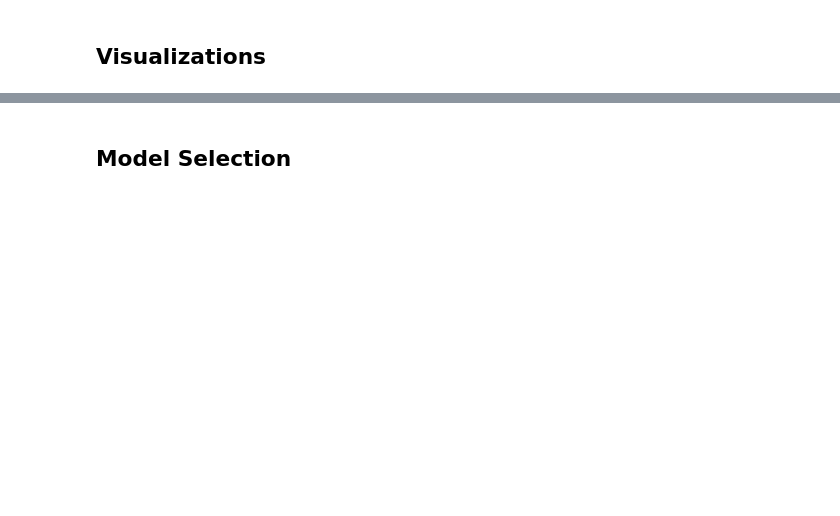
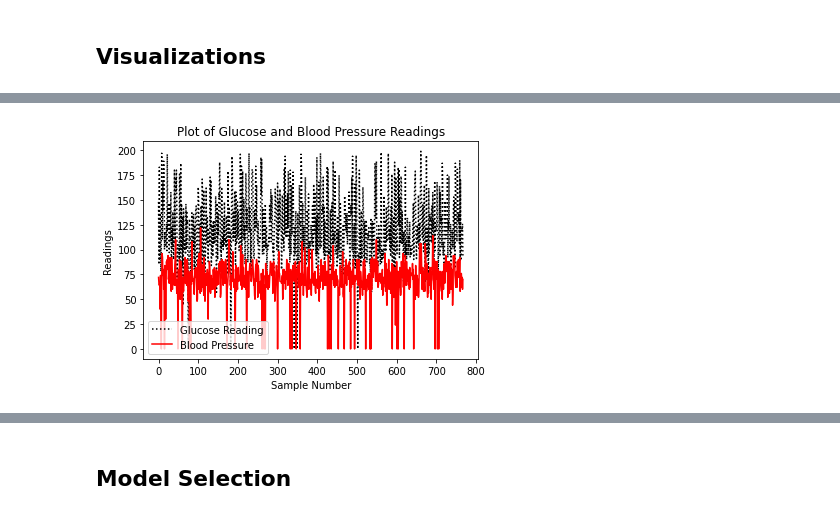
Before and after one commit to psalinas505/python-diabetes, a Jupyter notebook: Python_Diabetes_PS_NN_BB.ipynb, the cells around one changed output, grey strips where cells are left out. Saved outputs shown, nothing was run; the diff lists cells and outputs as text; code cells hidden in the pictures; blank space fills up the shorter version.

```diff
--- a/Python_Diabetes_PS_NN_BB.ipynb
+++ b/Python_Diabetes_PS_NN_BB.ipynb
@@ -99,0 +153,10 @@ diabetes2.head()
+# %%
+# Adding more than one plot with legend
+plt.plot(diabetes['Glucose'], ':k', label='Glucose Reading')
+plt.plot(diabetes['BloodPressure'], '-r', label='Blood Pressure')
+plt.xlabel('Sample Number')
+plt.ylabel('Readings')
+plt.title('Plot of Glucose and Blood Pressure Readings')
+plt.legend();
+# %% [output]
+[figure, added]
```
Also changed, not shown: parts of 31 cells of this notebook.
